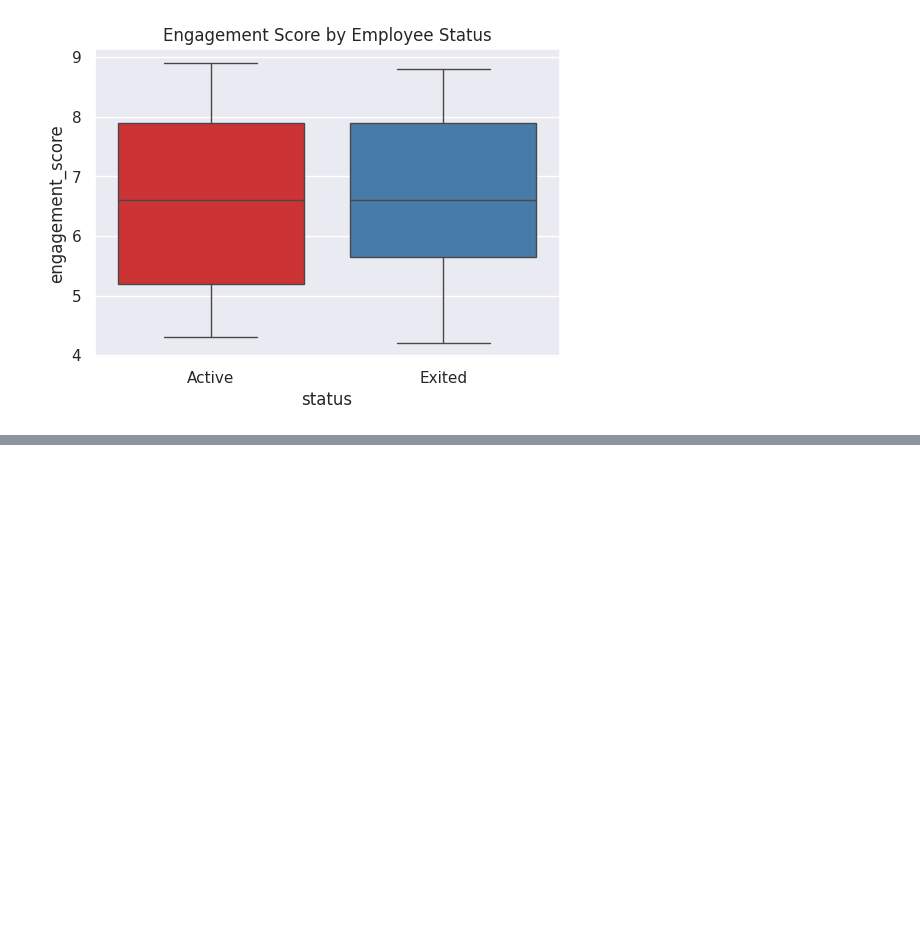
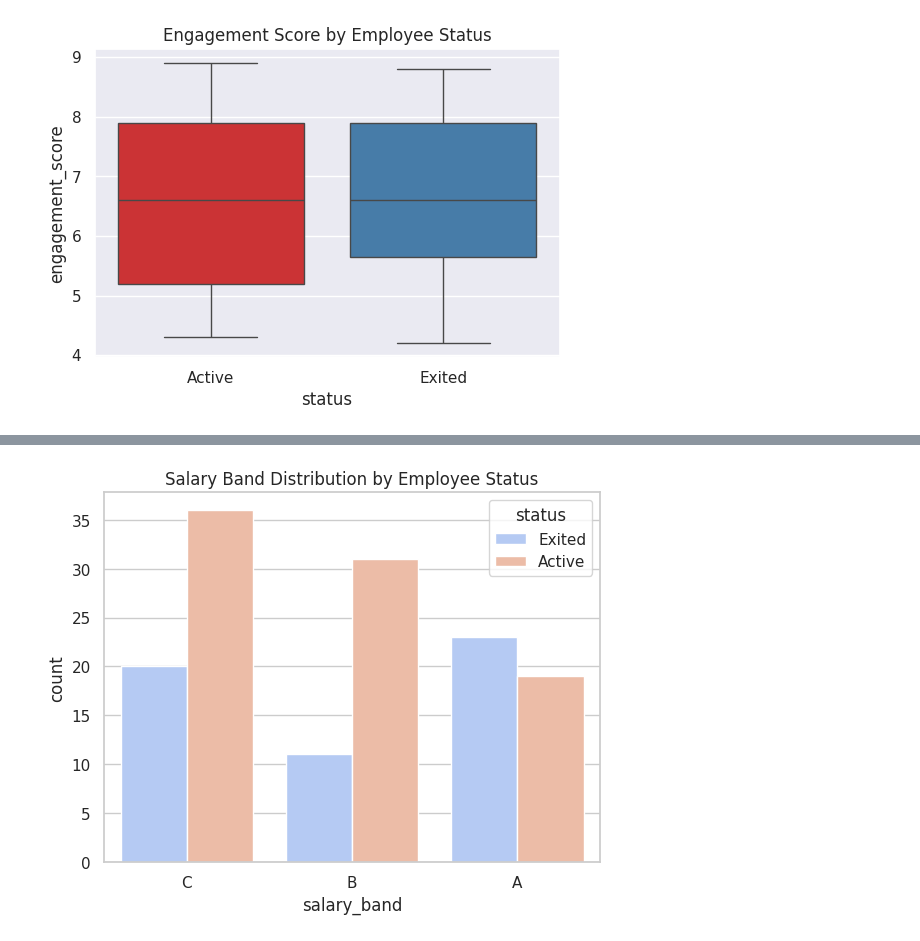
Before and after one commit to Derr009/hr-attrition-intelligence1, a Jupyter notebook: data/EDA.ipynb, the cells around one changed output, grey strips where cells are left out. Saved outputs shown, nothing was run; the diff lists cells and outputs as text; code cells hidden in the pictures; blank space fills up the shorter version.

Commit message:
updated data

```diff
--- a/data/EDA.ipynb
+++ b/data/EDA.ipynb
@@ -215,0 +270,7 @@ Passing `palette` without assigning `hue` is deprecated and will be removed in v
+# %%
+# Salary band distribution by status
+sns.countplot(data=df, x='salary_band', hue='status', palette="coolwarm")
+plt.title("Salary Band Distribution by Employee Status")
+plt.show()
+# %% [output]
+[figure, added]
```
Also changed, not shown: parts of 10 cells of this notebook, 1 other file.
